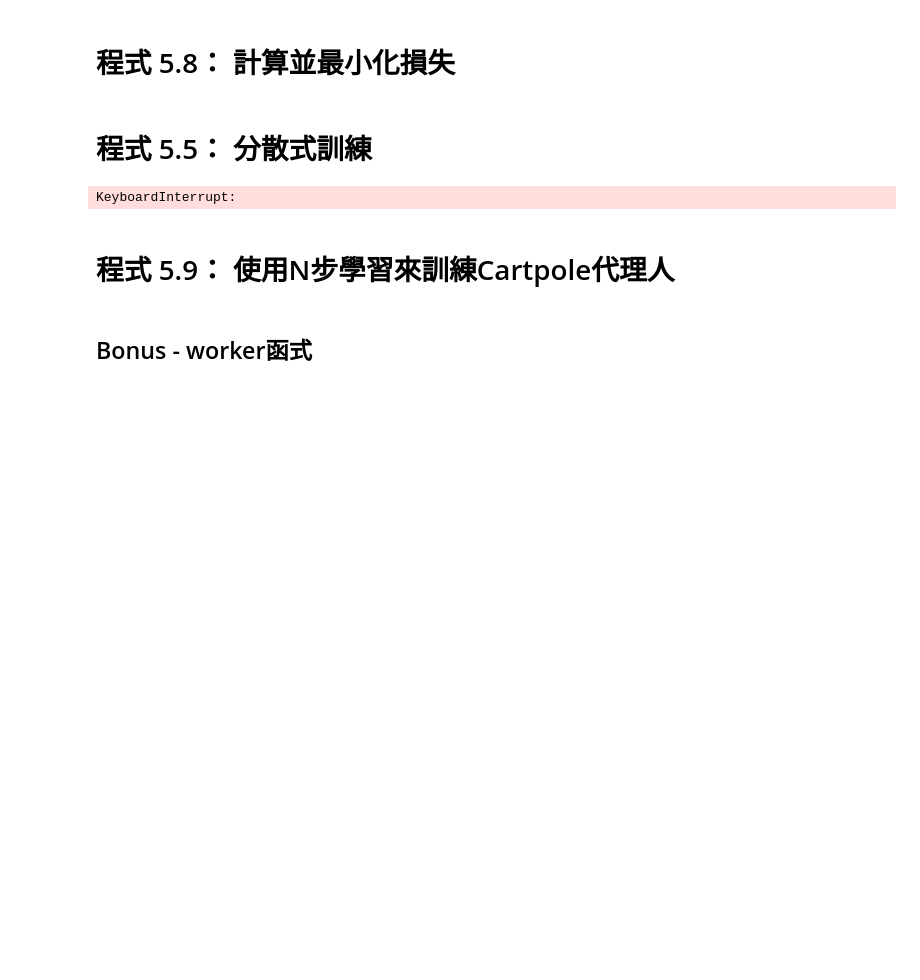
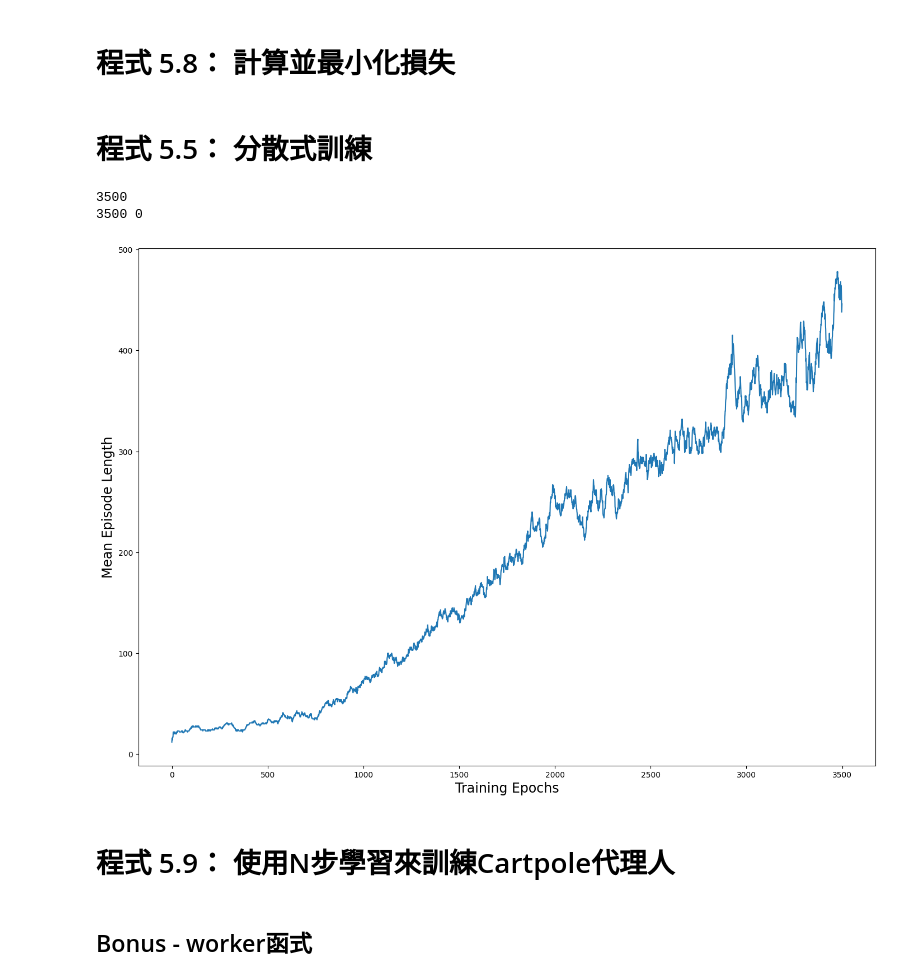
Before and after one commit to oraika0/DRLExerciseCode, a Jupyter notebook: CH5_DA2C/第5章程式_ALL_IN_ONE.ipynb, the cells around one changed output. Saved outputs shown, nothing was run; the diff lists cells and outputs as text; code cells hidden in the pictures; blank space fills up the shorter version.

```diff
--- a/CH5_DA2C/第5章程式_ALL_IN_ONE.ipynb
+++ b/CH5_DA2C/第5章程式_ALL_IN_ONE.ipynb
@@ -185,8 +180,8 @@ MasterNode = ActorCritic() #建立一個共享的全域演員—評論家實例
 MasterNode.share_memory() # share_memory()允許不同程序共用同一組模型參數（無須複製參數，節省空間）
 processes = [] #用來儲存不同程序實例的串列
 params = {
-    'epochs':1000, #進行500次訓練
-    'n_workers':12, #設定程序數目為7
+    'epochs':500, #進行500次訓練
+    'n_workers':7, #設定程序數目為7
 }
 counter = mp.Value('i',0) #使用multiprocessing函式庫創建一個全域計數器，參數『i』代表其資料型態為整數
 buffer = mp.Queue() #編註：小編在這裡創建了一個buffer，用來儲存每一場的遊戲長度（多少回合）
@@ -197,34 +192,36 @@ for i in range(params['n_workers']):
 for p in processes: #{2}利用join讓每條程序皆完成運算後，再將結果傳回
   p.join()
 for p in processes: #{2}終止各程序
   p.terminate()
 
 #小編補充：原文沒有畫出平均遊戲長度的程式，因此小編加上了以下程式：
 n = params['n_workers']
 score = []
 running_mean = []
 total = torch.Tensor([0])
 mean = torch.Tensor([0])
 while not buffer.empty():
   score.append(buffer.get()) #將buffer中的資料存入score
 print(len(score))
 for i in range (params['epochs']):
   if (i>=50): #若訓練次數已超過50，則計算過去50場遊戲的平均長度
     total = total - sum(score[n*(i-50) : n*(i-50)+n])/n
     total = total + sum(score[n*i : n*i+n])/n
     mean = int(total/50)
   else: #若訓練次數未超過50次，則計算到目前為止的平均遊戲長度
     total = total + sum(score[n*i : n*i+n])/n
     mean = int(total/(i+1))
   running_mean.append(mean)
 plt.figure(figsize=(17,12))
 plt.ylabel("Mean Episode Length",fontsize=17)
 plt.xlabel("Training Epochs",fontsize=17)
 plt.plot(running_mean)
 #
 print(counter.value, processes[0].exitcode) #列印全域計數器的值、以及第一個程序的退出碼（exit code，此值應為0）
 # %% [output]
-KeyboardInterrupt:
+3500
+3500 0
+[figure, added]
 # %% [markdown]
 # 程式 5.9： 使用N步學習來訓練Cartpole代理人
 # %%
```
Also changed, not shown: parts of 3 cells of this notebook, 14 other files.
